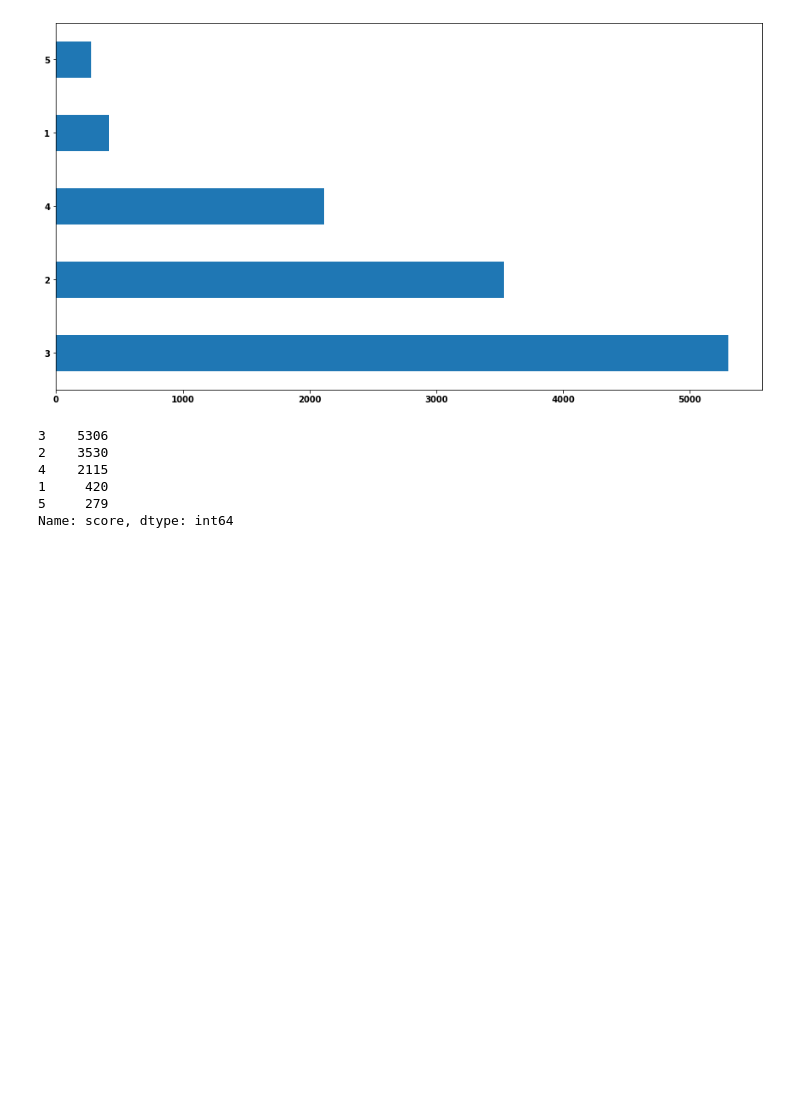
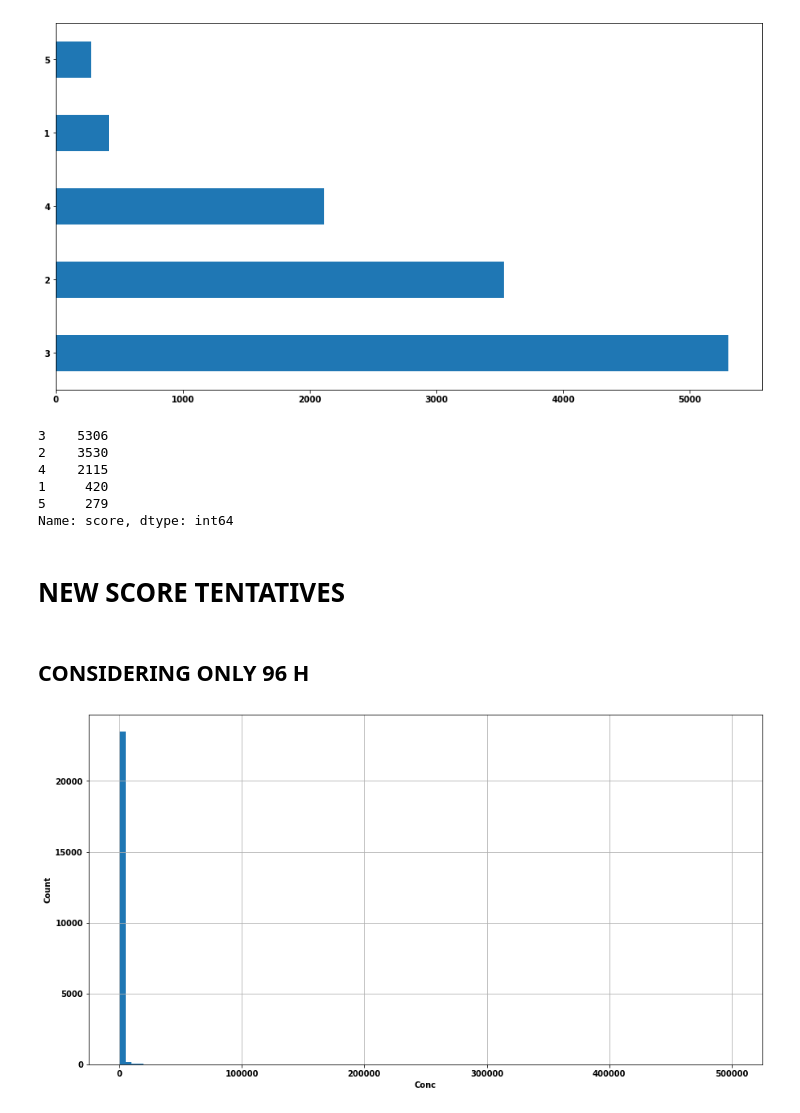
Before and after one commit to manuleo/ML_Toxicology_Testing, a Jupyter notebook: matrix_fact/Factorization_preparation.ipynb, the cells around one changed output. Cells and saved outputs as stored; diff of their text form; code cells hidden in the pictures; blank space fills up the shorter version.

Commit message:
work on fact

```diff
--- a/matrix_fact/Factorization_preparation.ipynb
+++ b/matrix_fact/Factorization_preparation.ipynb
@@ -139,0 +141,17 @@ X_fact.to_csv("output/score_matrix_cat.csv", header=True, index=False)
+# %% [markdown]
+# NEW SCORE TENTATIVES
+# %% [markdown]
+## CONSIDERING ONLY 96 H
+# %%
+X_fact = base_db.copy()
+X_fact = X_fact[["test_cas", "species", "conc1_mean", "obs_duration_mean"]]
+# %%
+X_fact = X_fact[X_fact.obs_duration_mean==96]
+# %%
+# plotting the distribution of conc inside this case
+X_fact.conc1_mean.hist(bins=100)
+#plt.yscale('log')
+plt.xlabel("Conc")
+plt.ylabel("Count");
+# %% [output]
+[figure, added]
```
Also changed, not shown: parts of 36 cells of this notebook, 9 other files.
